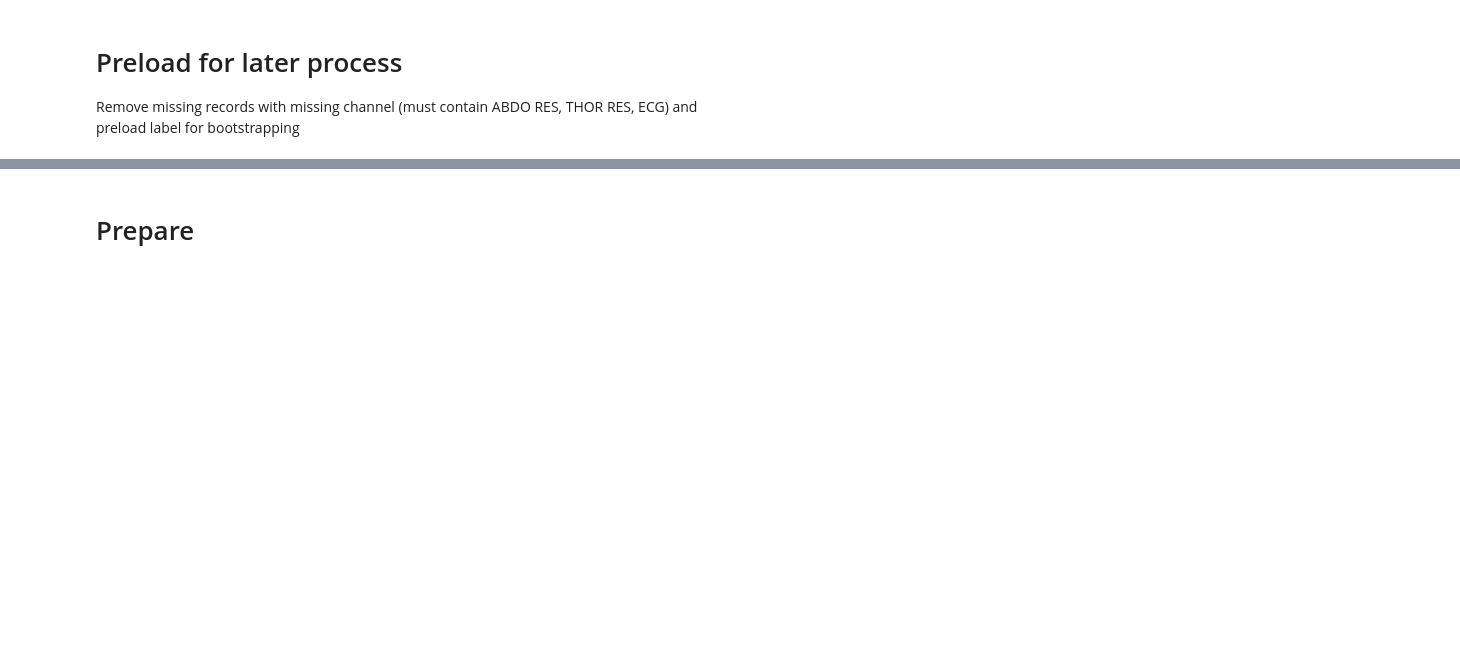
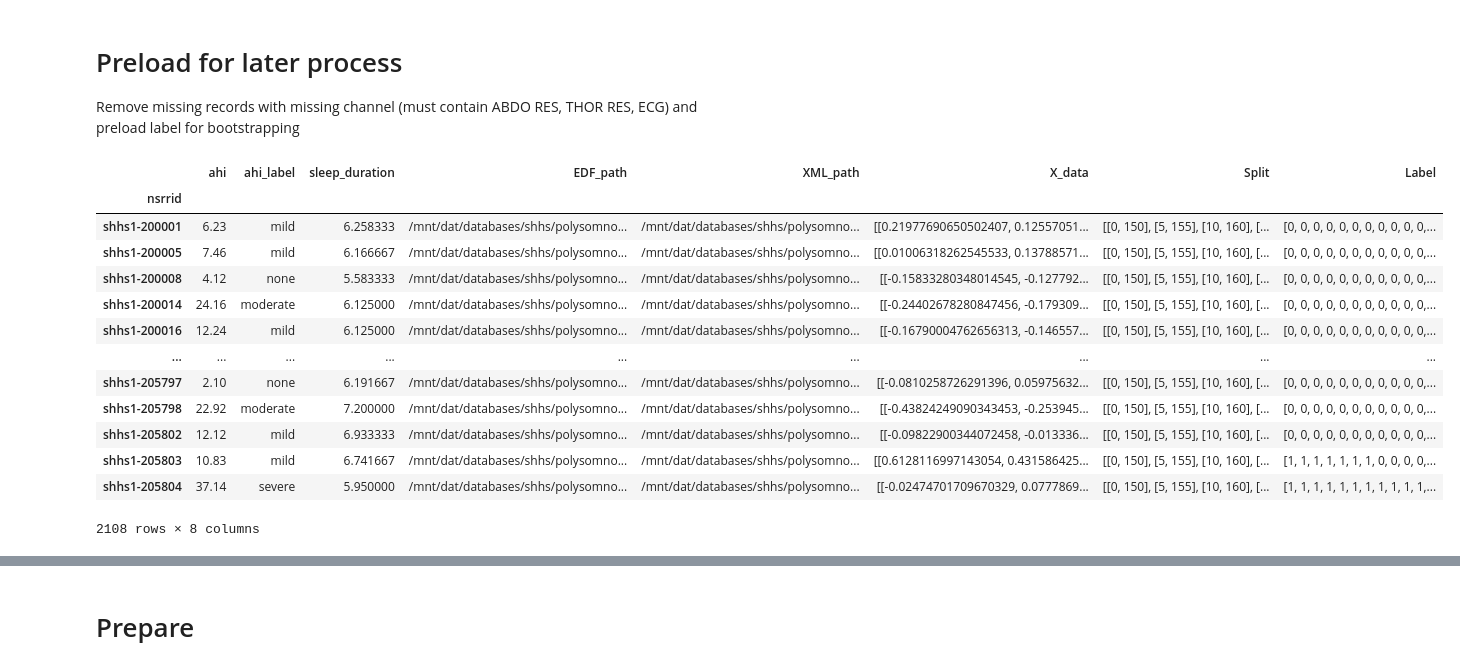
Before and after one commit to dattran-itrvn/Automated-Sleep-Apnea-Detection, a Jupyter notebook: prepare_data.ipynb, the cells around one changed output, grey strips where cells are left out. Drawn from its saved outputs; the diff is of its cells as text; code cells hidden in the pictures; blank space fills up the shorter version.

Commit message:
update more robust data preparation

```diff
--- a/prepare_data.ipynb
+++ b/prepare_data.ipynb
@@ -672,12 +889,9 @@ def preload_row(args):
 
             resp_edf.resample(TARGET_SAMPLING_RATE, verbose=False)
 
-            x_data = resp_edf.get_data()
+            np.savez_compressed(processed_path, resp_edf.get_data())
 
-            np.savez_compressed(processed_path, x_data)
-        else:
-            x_data = np.load(os.path.join(TO_PATH, f"preprocessed/{nsrrid}.npz"))['arr_0']
-
+        x_data = np.load(os.path.join(TO_PATH, f"preprocessed/{nsrrid}.npz"), mmap_mode='r')['arr_0']
         split_indices = split_array_with_indices(x_data, axis=-1)
 
         return nsrrid, (x_data, split_indices, label)
@@ -685,33 +899,48 @@ def preload_row(args):
     except Exception as e:
         print(f"Error processing nsrrid {nsrrid}: {e}")
         return nsrrid, None
 
 def process_dataframe_in_parallel(df, num_workers=None):
     os.makedirs(os.path.join(TO_PATH, "preprocessed"), exist_ok=True)
 
     if num_workers is None:
         num_workers = mp.cpu_count() - 4
 
     with mp.Pool(num_workers) as pool:
         results = list(tqdm(pool.imap(preload_row, df.iterrows()), total=len(df)))
 
     remove_rows = []
     for nsrrid, res in results:
         if res is None:
             remove_rows.append(nsrrid)
         else:
             shhs1_df.at[nsrrid, 'X_data'] = res[0]
             shhs1_df.at[nsrrid, 'Split'] = res[1]
             shhs1_df.at[nsrrid, 'Label'] = res[2]
     return remove_rows
 
 shhs1_df['X_data'] = None
 shhs1_df['Split'] = None
 shhs1_df['Label'] = None
 
 remove_rows = process_dataframe_in_parallel(shhs1_df)
 shhs1_df.drop(index=remove_rows, inplace=True)
 shhs1_df
+# %% [output]
+|  | ahi | ahi_label | sleep_duration | EDF_path | XML_path | X_data | Split | Label |
+| nsrrid |  |  |  |  |  |  |  |  |
+| shhs1-200001 | 6.23 | mild | 6.258333 | /mnt/dat/databases/shhs/polysomno... | /mnt/dat/databases/shhs/polysomno... | [[0.21977690650502407, 0.12557051... | [[0, 150], [5, 155], [10, 160], [... | [0, 0, 0, 0, 0, 0, 0, 0, 0, 0, 0,... |
+| shhs1-200005 | 7.46 | mild | 6.166667 | /mnt/dat/databases/shhs/polysomno... | /mnt/dat/databases/shhs/polysomno... | [[0.01006318262545533, 0.13788571... | [[0, 150], [5, 155], [10, 160], [... | [0, 0, 0, 0, 0, 0, 0, 0, 0, 0, 0,... |
+| shhs1-200008 | 4.12 | none | 5.583333 | /mnt/dat/databases/shhs/polysomno... | /mnt/dat/databases/shhs/polysomno... | [[-0.15833280348014545, -0.127792... | [[0, 150], [5, 155], [10, 160], [... | [0, 0, 0, 0, 0, 0, 0, 0, 0, 0, 0,... |
+| shhs1-200014 | 24.16 | moderate | 6.125000 | /mnt/dat/databases/shhs/polysomno... | /mnt/dat/databases/shhs/polysomno... | [[-0.24402678280847456, -0.179309... | [[0, 150], [5, 155], [10, 160], [... | [0, 0, 0, 0, 0, 0, 0, 0, 0, 0, 0,... |
+| shhs1-200016 | 12.24 | mild | 6.125000 | /mnt/dat/databases/shhs/polysomno... | /mnt/dat/databases/shhs/polysomno... | [[-0.16790004762656313, -0.146557... | [[0, 150], [5, 155], [10, 160], [... | [0, 0, 0, 0, 0, 0, 0, 0, 0, 0, 0,... |
+| ... | ... | ... | ... | ... | ... | ... | ... | ... |
+| shhs1-205797 | 2.10 | none | 6.191667 | /mnt/dat/databases/shhs/polysomno... | /mnt/dat/databases/shhs/polysomno... | [[-0.0810258726291396, 0.05975632... | [[0, 150], [5, 155], [10, 160], [... | [0, 0, 0, 0, 0, 0, 0, 0, 0, 0, 0,... |
+| shhs1-205798 | 22.92 | moderate | 7.200000 | /mnt/dat/databases/shhs/polysomno... | /mnt/dat/databases/shhs/polysomno... | [[-0.43824249090343453, -0.253945... | [[0, 150], [5, 155], [10, 160], [... | [0, 0, 0, 0, 0, 0, 0, 0, 0, 0, 0,... |
+| shhs1-205802 | 12.12 | mild | 6.933333 | /mnt/dat/databases/shhs/polysomno... | /mnt/dat/databases/shhs/polysomno... | [[-0.09822900344072458, -0.013336... | [[0, 150], [5, 155], [10, 160], [... | [0, 0, 0, 0, 0, 0, 0, 0, 0, 0, 0,... |
+| shhs1-205803 | 10.83 | mild | 6.741667 | /mnt/dat/databases/shhs/polysomno... | /mnt/dat/databases/shhs/polysomno... | [[0.6128116997143054, 0.431586425... | [[0, 150], [5, 155], [10, 160], [... | [1, 1, 1, 1, 1, 1, 1, 0, 0, 0, 0,... |
+| shhs1-205804 | 37.14 | severe | 5.950000 | /mnt/dat/databases/shhs/polysomno... | /mnt/dat/databases/shhs/polysomno... | [[-0.02474701709670329, 0.0777869... | [[0, 150], [5, 155], [10, 160], [... | [1, 1, 1, 1, 1, 1, 1, 1, 1, 1, 1,... |
+2108 rows × 8 columns
 # %%
 shhs1_df.reset_index(inplace=True)
 shhs1_df['id'] = shhs1_df['nsrrid'].str.removeprefix("shhs1-").astype("int")
```
Also changed, not shown: parts of 38 cells of this notebook.
